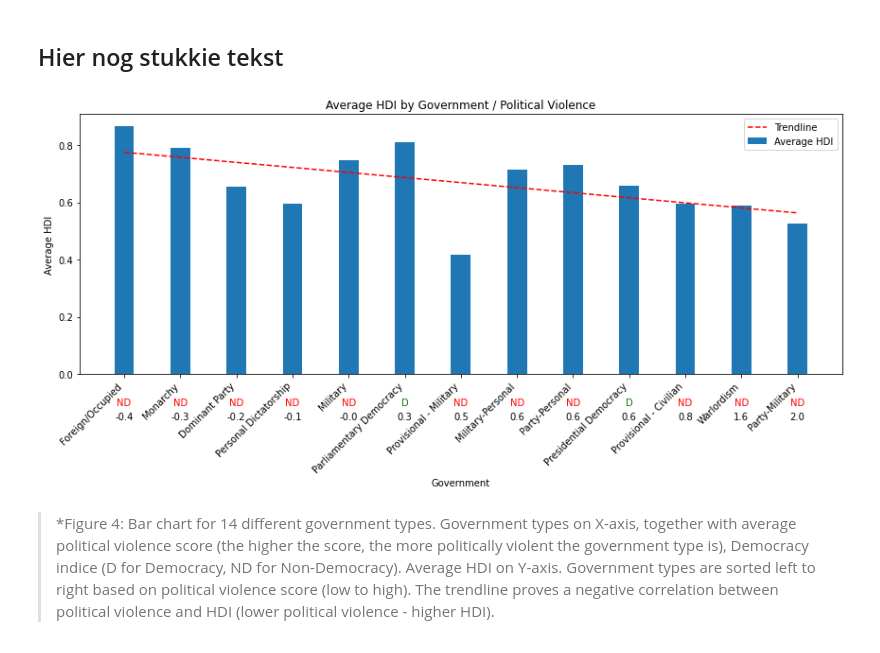
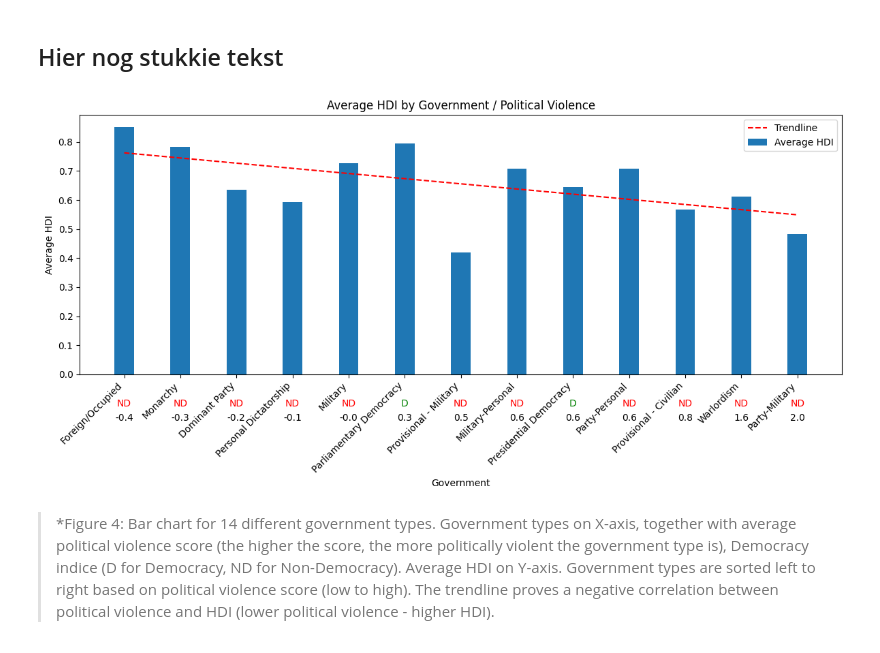
Before and after one commit to Lloydster25/Informatievisualisatie, a Jupyter notebook: docs/format.ipynb, the cells around one changed output. Saved outputs shown, nothing was run; the diff lists cells and outputs as text; code cells hidden in the pictures.

```diff
--- a/docs/format.ipynb
+++ b/docs/format.ipynb
@@ -378,7 +378,7 @@ import numpy as np
 import matplotlib.pyplot as plt
 
 # Read the data into a DataFrame
-df = pd.read_csv('databases/Ma DATASET.csv')
+df = pd.read_csv('databases/MAIN DATASET.csv')
 df = df.drop('Unnamed: 0', axis=1)
 
 # Extract relevant columns
@@ -427,34 +427,34 @@ hdi_bars = ax.bar(x, sorted_avg_hdi_values, bar_width, label='Average HDI')
 
 # Add government names below each set of bars
 ax.set_xticks(x)
 ax.set_xticklabels(sorted_government_types, rotation=45, ha='right')
 
 # Add democracy status and mean political violence to the plot
 for i, gov_type in enumerate(sorted_government_types):
     is_democracy = government_democracy[gov_type]
     if is_democracy == 1.0:
         ax.text(i, -0.1, 'D', ha='center', va='center', color='green')
         ax.text(i, -0.15, f'{round(sorted_avg_political_violence_values[i], 1)}', ha='center', va='center', color='black')
     else:
         ax.text(i, -0.1, 'ND', ha='center', va='center', color='red')
         ax.text(i, -0.15, f'{round(sorted_avg_political_violence_values[i], 1)}', ha='center', va='center', color='black')
 
 # Add a trendline
 z = np.polyfit(x, sorted_avg_hdi_values, 1)  # Fit a 1st-degree polynomial (linear trendline)
 p = np.poly1d(z)
 plt.plot(x, p(x), 'r--', label='Trendline')
 
 # Labeling and title
 ax.set_xlabel('Government')
 ax.set_ylabel('Average HDI')
 ax.set_title('Average HDI by Government / Political Violence')
 plt.legend()
 
 # Displaying the plot
 plt.tight_layout()
 plt.show()
 # %% [output]
-[figure, old version]
+[figure, new version]
 # %% [markdown]
 > *Figure 4: Bar chart for 14 different government types. Government types on X-axis, together with average political violence score (the higher the score, the more politically violent the government type is), Democracy indice (D for Democracy, ND for Non-Democracy). Average HDI on Y-axis. Government types are sorted left to right based on political violence score (low to high). The trendline proves a negative correlation between political violence and HDI (lower political violence - higher HDI).
 # %% [markdown]
```
Also changed, not shown: parts of 4 cells of this notebook, 2 other files.
